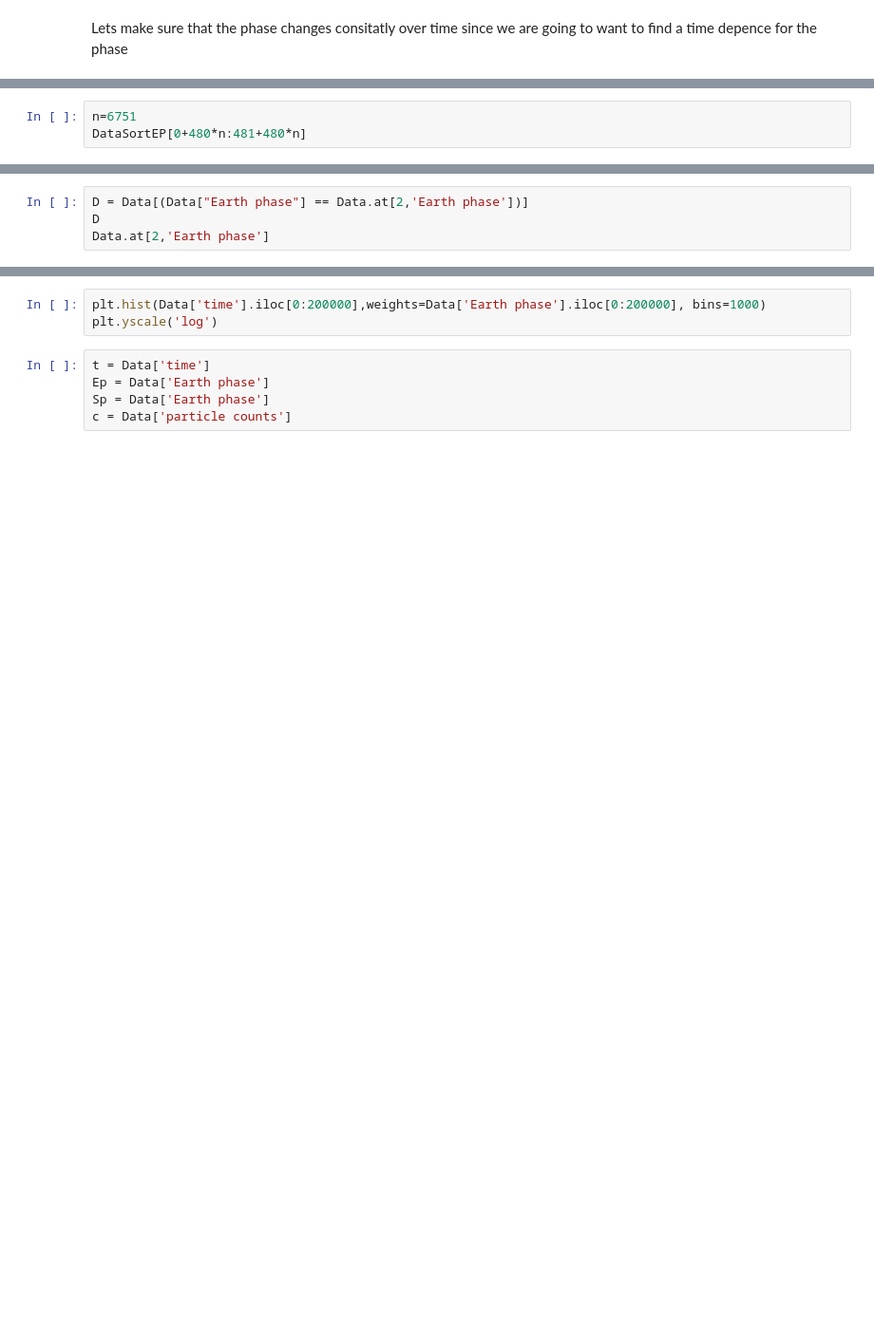
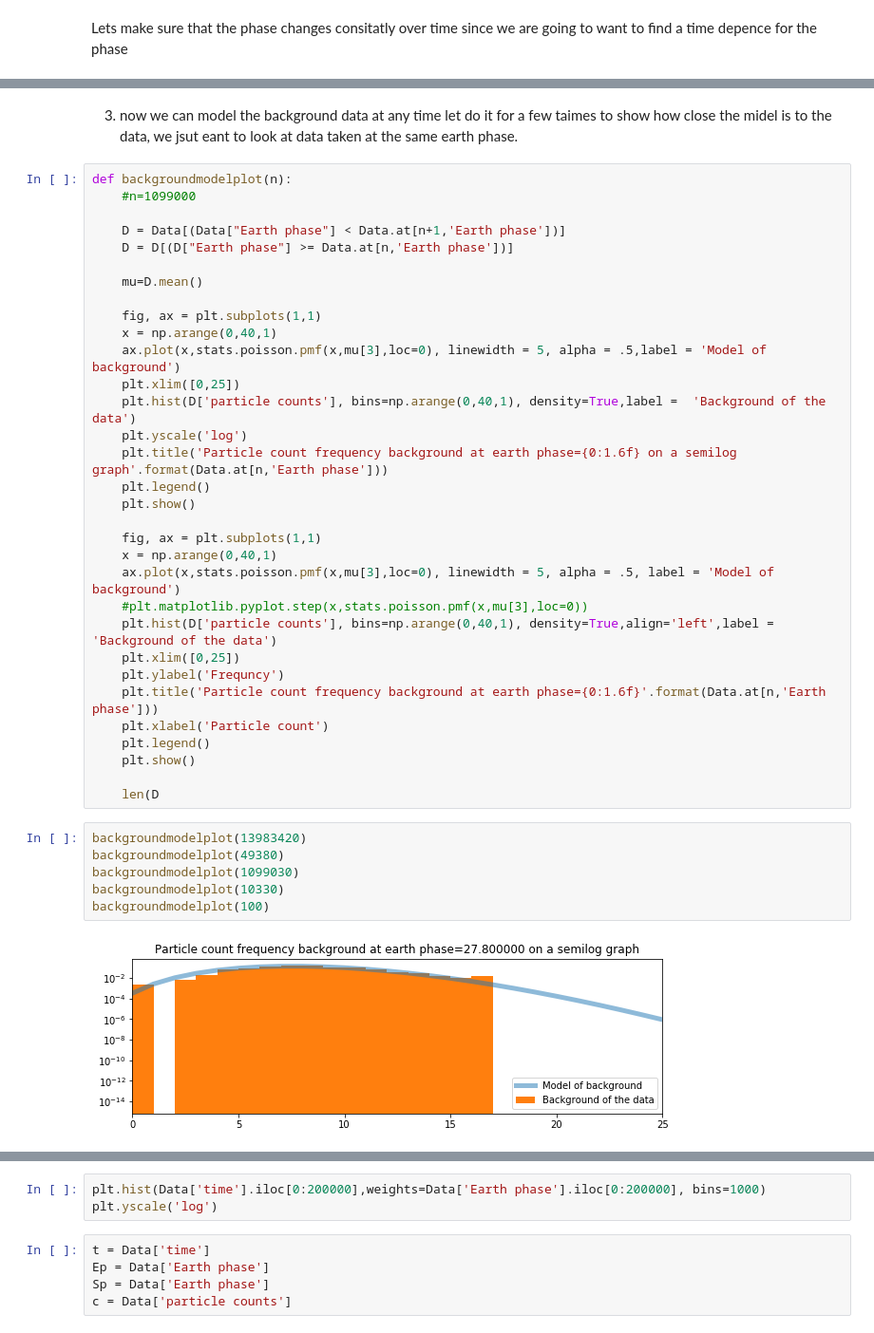
Before and after one commit to GammasBox/phys434Lab, a Jupyter notebook: Lab4.ipynb, the cells around one changed output, grey strips where cells are left out. Shown at 95% size. Saved outputs shown, nothing was run; the diff lists cells and outputs as text; blank space fills up the shorter version.

Commit message:
Graphes of background over a span

```diff
--- a/Lab4.ipynb
+++ b/Lab4.ipynb
@@ -190,3 +122,0 @@ pd.set_option('display.max_rows', 100, "display.max_columns", None)
-# %%
-n=6751
-DataSortEP[0+480*n:481+480*n]
@@ -285,4 +122,0 @@ Hist = pd.DataFrame({ 'Earth phase':bins, 'particle counts':count, 'd':np.append
-# %%
-D = Data[(Data["Earth phase"] == Data.at[2,'Earth phase'])]
-D
-Data.at[2,'Earth phase']
@@ -295,0 +134,42 @@ s=np.append(Hist.loc[339:500],Hist.loc[0:335])
+# %% [markdown]
+3) now we can model the background data at any time let do it for a few taimes to show how close the midel is to the data, we jsut eant to look at data taken at the same earth phase.
+# %%
+def backgroundmodelplot(n):
+    #n=1099000
+
+    D = Data[(Data["Earth phase"] < Data.at[n+1,'Earth phase'])]
+    D = D[(D["Earth phase"] >= Data.at[n,'Earth phase'])]
+
+    mu=D.mean()
+
+    fig, ax = plt.subplots(1,1)
+    x = np.arange(0,40,1)
+    ax.plot(x,stats.poisson.pmf(x,mu[3],loc=0), linewidth = 5, alpha = .5,label = 'Model of background')
+    plt.xlim([0,25])
+    plt.hist(D['particle counts'], bins=np.arange(0,40,1), density=True,label =  'Background of the data')
+    plt.yscale('log')
+    plt.title('Particle count frequency background at earth phase={0:1.6f} on a semilog graph'.format(Data.at[n,'Earth phase']))
+    plt.legend()
+    plt.show()
+
+    fig, ax = plt.subplots(1,1)
+    x = np.arange(0,40,1)
+    ax.plot(x,stats.poisson.pmf(x,mu[3],loc=0), linewidth = 5, alpha = .5, label = 'Model of background')
+    #plt.matplotlib.pyplot.step(x,stats.poisson.pmf(x,mu[3],loc=0))
+    plt.hist(D['particle counts'], bins=np.arange(0,40,1), density=True,align='left',label = 'Background of the data')
+    plt.xlim([0,25])
+    plt.ylabel('Frequncy')
+    plt.title('Particle count frequency background at earth phase={0:1.6f}'.format(Data.at[n,'Earth phase']))
+    plt.xlabel('Particle count')
+    plt.legend()
+    plt.show()
+
+    len(D
+# %%
+backgroundmodelplot(13983420)
+backgroundmodelplot(49380)
+backgroundmodelplot(1099030)
+backgroundmodelplot(10330)
+backgroundmodelplot(100)
+# %% [output]
+[figure, added]
```
Also changed, not shown: parts of 34 cells of this notebook.
